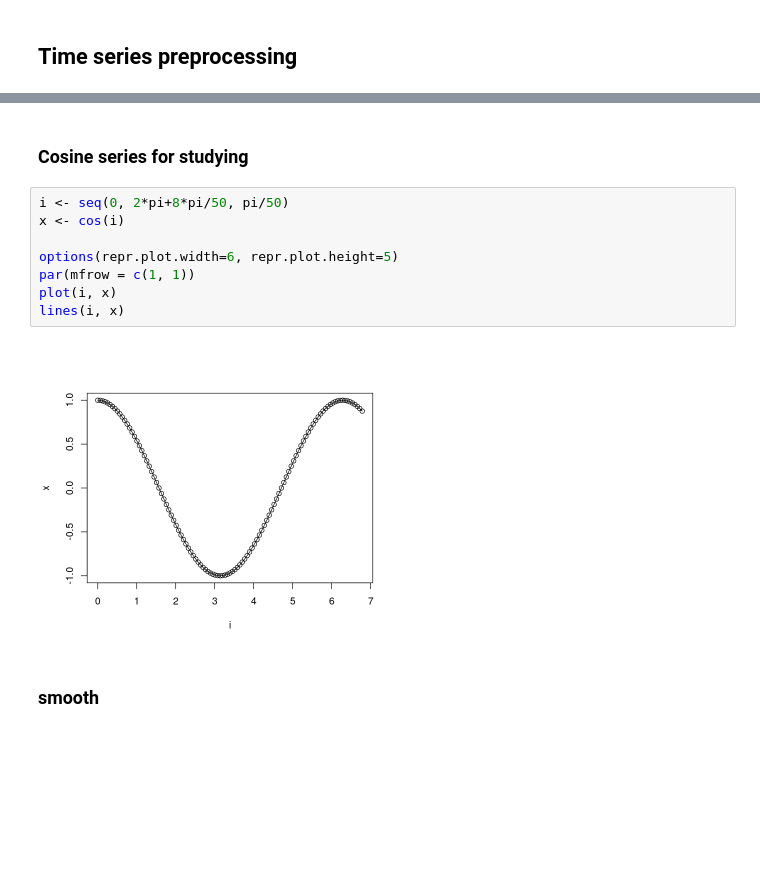
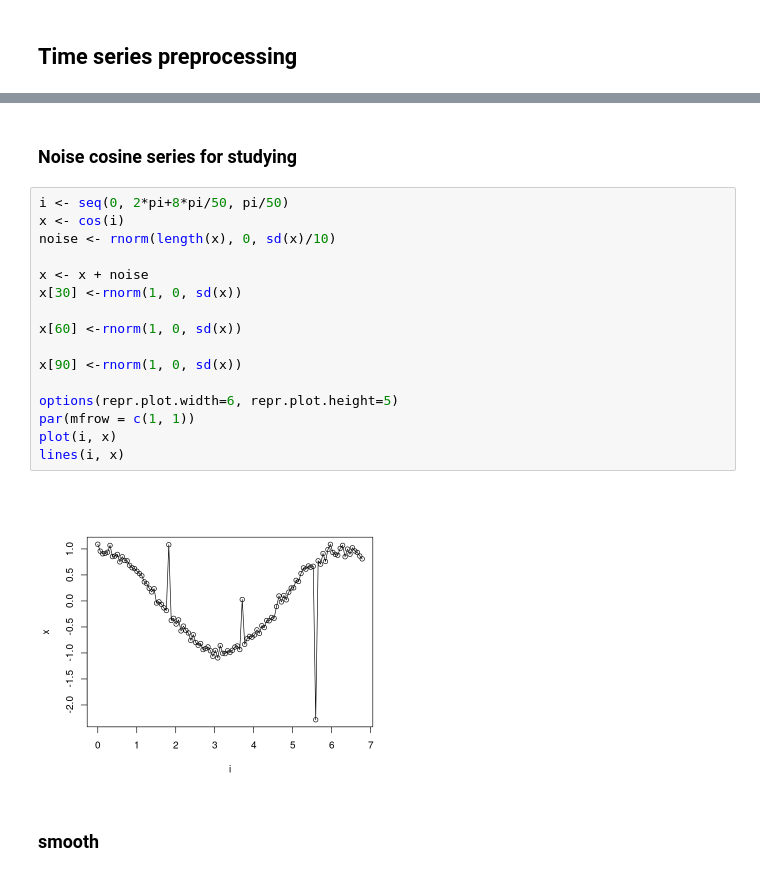
Before and after one commit to felipeat07/daltoolbox, a Jupyter notebook: examples/timeseries/ts_filter.ipynb, the cells around one changed output, grey strips where cells are left out. Drawn from its saved outputs; the diff is of its cells as text; blank space fills up the shorter version.

```diff
--- a/examples/timeseries/ts_filter.ipynb
+++ b/examples/timeseries/ts_filter.ipynb
@@ -11,15 +29,23 @@ load_dal() # see ../examples.R
 # %% [markdown]
-### Cosine series for studying
+### Noise cosine series for studying
 # %%
 i <- seq(0, 2*pi+8*pi/50, pi/50)
 x <- cos(i)
+noise <- rnorm(length(x), 0, sd(x)/10)
+
+x <- x + noise
+x[30] <-rnorm(1, 0, sd(x))
+
+x[60] <-rnorm(1, 0, sd(x))
+
+x[90] <-rnorm(1, 0, sd(x))
 
 options(repr.plot.width=6, repr.plot.height=5)
 par(mfrow = c(1, 1))
 plot(i, x)
 lines(i, x)
 # %% [output]
-[figure, old version]
+[figure, new version]
 # %% [markdown]
 ### smooth
 # %%
```
Also changed, not shown: parts of 2 cells of this notebook, 3 other files.
